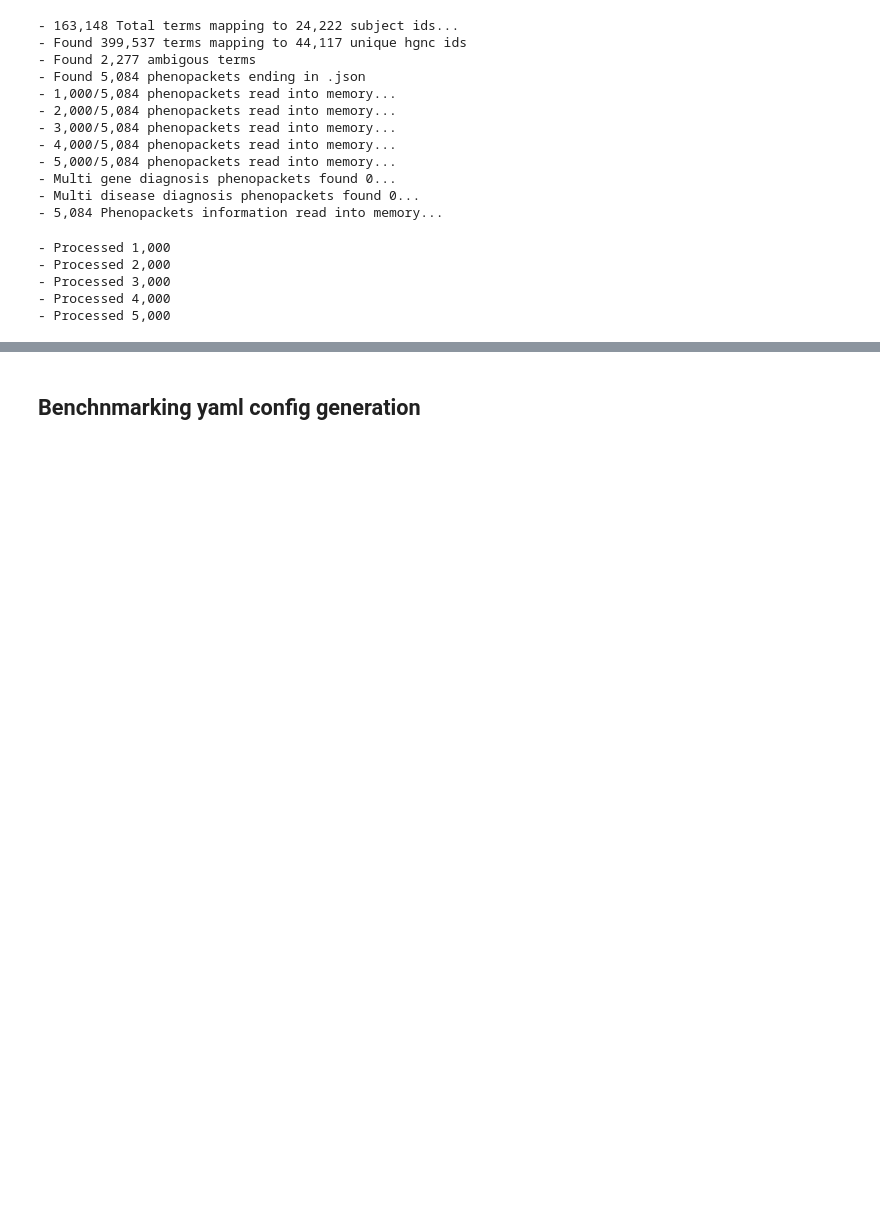
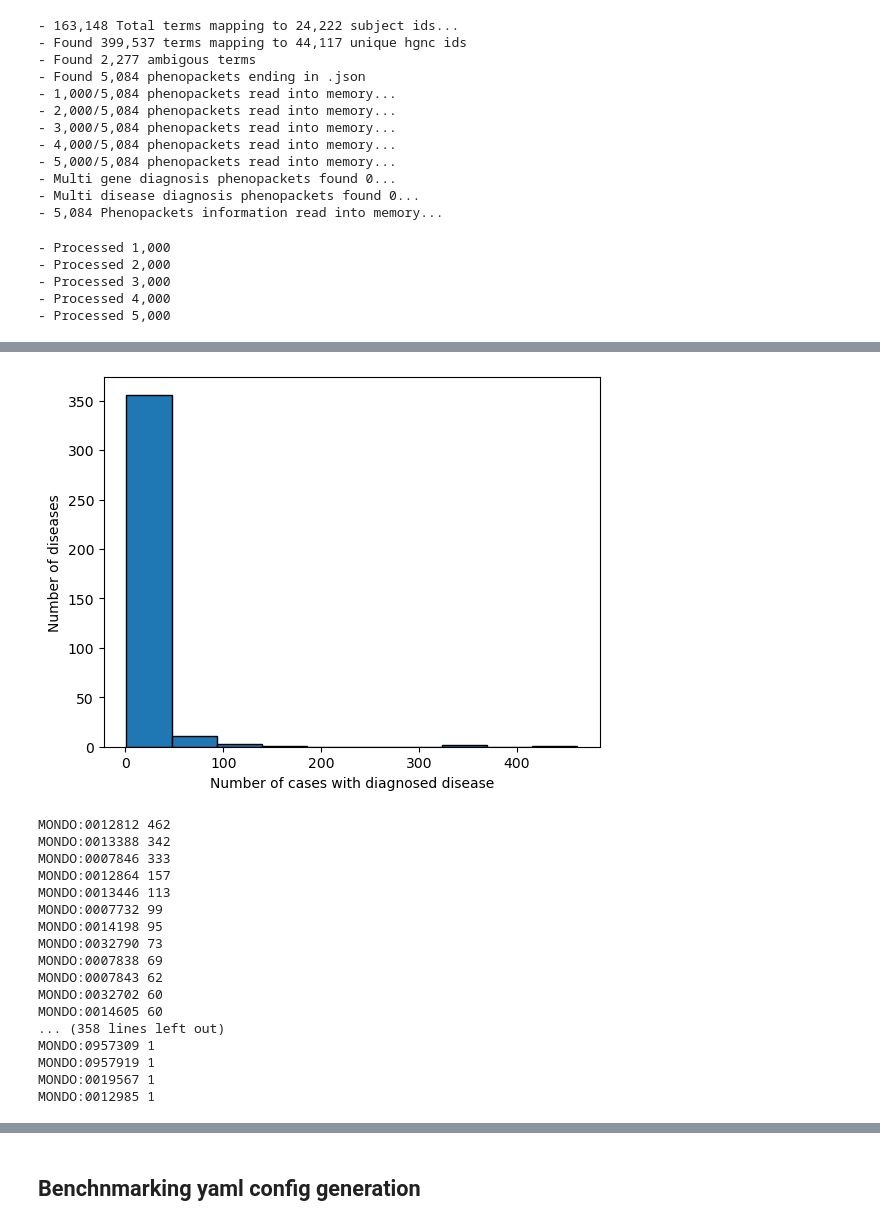
Before and after one commit to monarch-initiative/ELDER, a Jupyter notebook: jupyter_notebooks/elder_analysis.ipynb, the cells around one changed output, grey strips where cells are left out. Saved outputs shown, nothing was run; the diff lists cells and outputs as text; code cells hidden in the pictures; blank space fills up the shorter version.

```diff
--- a/jupyter_notebooks/elder_analysis.ipynb
+++ b/jupyter_notebooks/elder_analysis.ipynb
@@ -975,0 +1012,21 @@ print("- Total processed {}".format(format(processed, ',')))
+# %%
+# Gather original phenopacket info and disease identifiers
+og_phenopacket_dir = "/work/users/a/o/ao33/PHENOPACKETS/pstore_0.1.14_merged/phenopackets/"
+mondo_sssom_path = "/work/users/a/o/ao33/MONDO/mondo.sssom.tsv"
+hpoa_fpath = "/work/users/a/o/ao33/HPOA/phenotype.hpoa"
+hgnc_path = "/work/users/a/o/ao33/HGNC/hgnc_complete_set.txt"
+
+elder_resdir = "/work/users/a/o/ao33/ELDER/RESULTS/small3/output/refined_disease_results"
+exomiser_resdir = "/work/users/a/o/ao33/ELDER/RESULTS/pstore_0.1.14_exomiser_default_merged/refined_disease_results"
+
+# Generate mapping tables to mondo disease identifiers, and hgnc gene identifiers
+mondo_mapping = read_mondo_sssom_to_mapping_table(mondo_sssom_path, match_pred="skos:exactMatch")
+hgnc_mapping, hgnc_ambiguous = read_hgnc_to_mapping_table(hgnc_path)
+
+# Gather phenopacket filepaths and "sample names"
+process_data = {f.split("/")[-1].replace(".json", ""):os.path.join(og_phenopacket_dir, f)
+                for f in os.listdir(og_phenopacket_dir) if f.endswith(".json")}
+
+# Phenopacket data set
+print("- Found {} phenopackets ending in .json".format(format(len(process_data), ',')))
+phenopacket_data = phenopacket_paths_to_data(process_data, disease_map=mondo_mapping, gene_map=hgnc_mapping)
@@ -975,0 +1046,31 @@ print("- Total processed {}".format(format(processed, ',')))
+# %%
+# Plot number of phenotypes
+fig = plt.figure()
+ax = plt.subplot2grid((1,1), (0,0))
+ax.hist(list(Counter([p.disease_mapped for p in phenopacket_data.values()]).values()), edgecolor='black')
+ax.set_xlabel("Number of cases with diagnosed disease")
+ax.set_ylabel("Number of disease")
+plt.show()
+
+tot = 0
+for kk,vv in sorted([[k,v] for k,v in Counter([p.disease_mapped for p in phenopacket_data.values()]).items()], key=lambda x: x[1], reverse=True):
+    print(kk,vv)
+# %% [output]
+[figure, added]
+MONDO:0012812 462
+MONDO:0013388 342
+MONDO:0007846 333
+MONDO:0012864 157
+MONDO:0013446 113
+MONDO:0007732 99
+MONDO:0014198 95
+MONDO:0032790 73
+MONDO:0007838 69
+MONDO:0007843 62
+MONDO:0032702 60
+MONDO:0014605 60
+... (358 lines left out)
+MONDO:0957309 1
+MONDO:0957919 1
+MONDO:0019567 1
+MONDO:0012985 1
```
Also changed, not shown: parts of 33 cells of this notebook.
